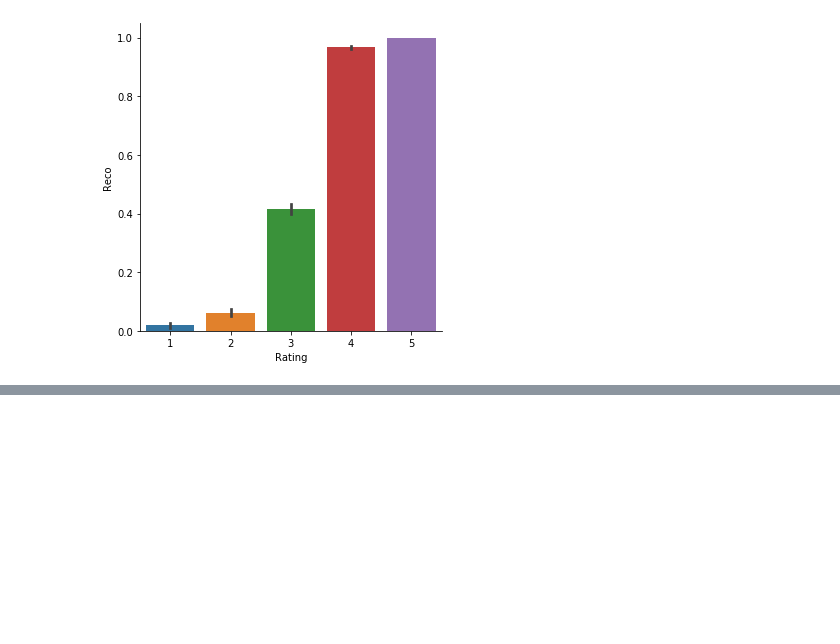
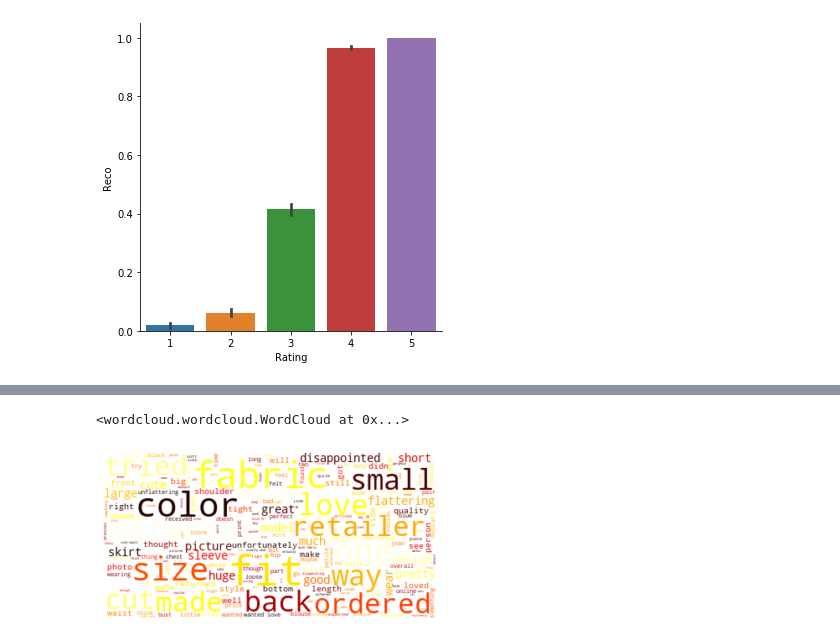
Before and after one commit to ZeeTsing/Ecommerce_women_clothing, a Jupyter notebook: 0_Data_cleaning_EDA.ipynb, the cells around one changed output, grey strips where cells are left out. Cells and saved outputs as stored; diff of their text form; code cells hidden in the pictures; blank space fills up the shorter version.

```diff
--- a/0_Data_cleaning_EDA.ipynb
+++ b/0_Data_cleaning_EDA.ipynb
@@ -205,0 +227,16 @@ df.Text[1532]
+# %%
+mask = df.Rating < 3
+text = " ".join(review for review in df[mask].Text)
+stopwords = set(STOPWORDS)
+stopwords.update(["dress", "shirt", "top", "really", "look",'even','sweater','looked','looks'])
+
+# Create and generate a word cloud image:
+wordcloud = WordCloud(stopwords=stopwords,max_font_size=50, max_words=300,background_color="white",colormap = 'hot').generate(text)
+
+# Display the generated image:
+plt.imshow(wordcloud, interpolation='bilinear')
+plt.axis("off")
+wordcloud.to_file("ratingless3_review.png")
+# %% [output]
+<wordcloud.wordcloud.WordCloud at 0x...>
+[figure, added]
```
Also changed, not shown: parts of 20 cells of this notebook, 2 other files.
